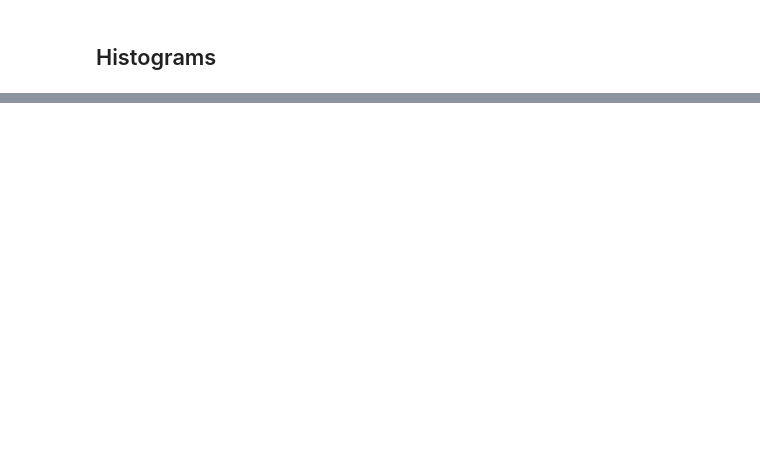
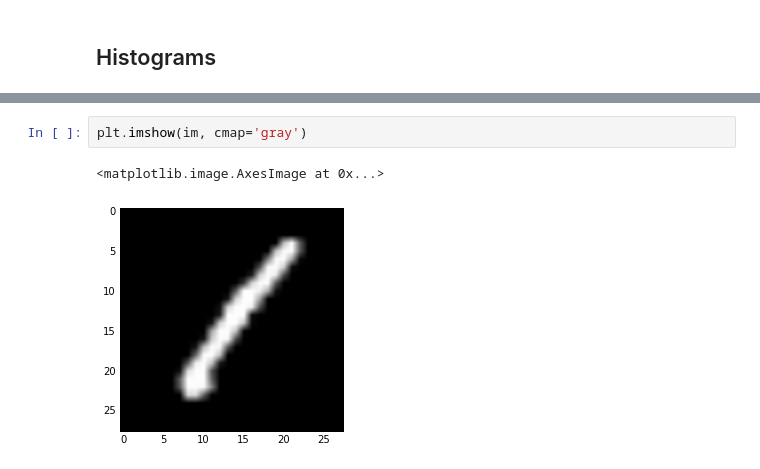
Before and after one commit to mjjw/python, a Jupyter notebook: deeplearningprerequisites.ipynb, the cells around one changed output, grey strips where cells are left out. Saved outputs shown, nothing was run; the diff lists cells and outputs as text; blank space fills up the shorter version.

```diff
--- a/deeplearningprerequisites.ipynb
+++ b/deeplearningprerequisites.ipynb
@@ -864,0 +1000,5 @@ plt.show()
+# %%
+plt.imshow(im, cmap='gray')
+# %% [output]
+<matplotlib.image.AxesImage at 0x...>
+[figure, added]
```
Also changed, not shown: parts of 45 cells of this notebook.
